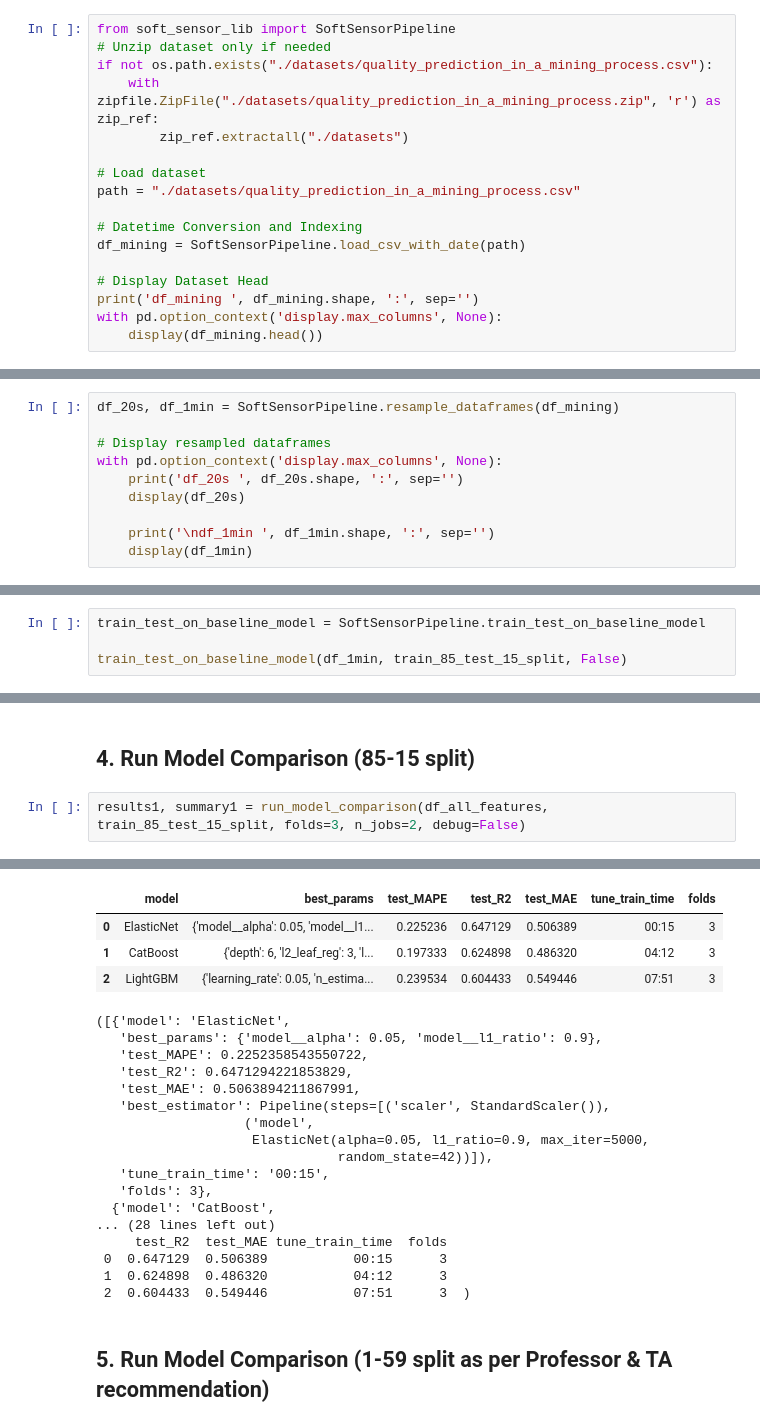
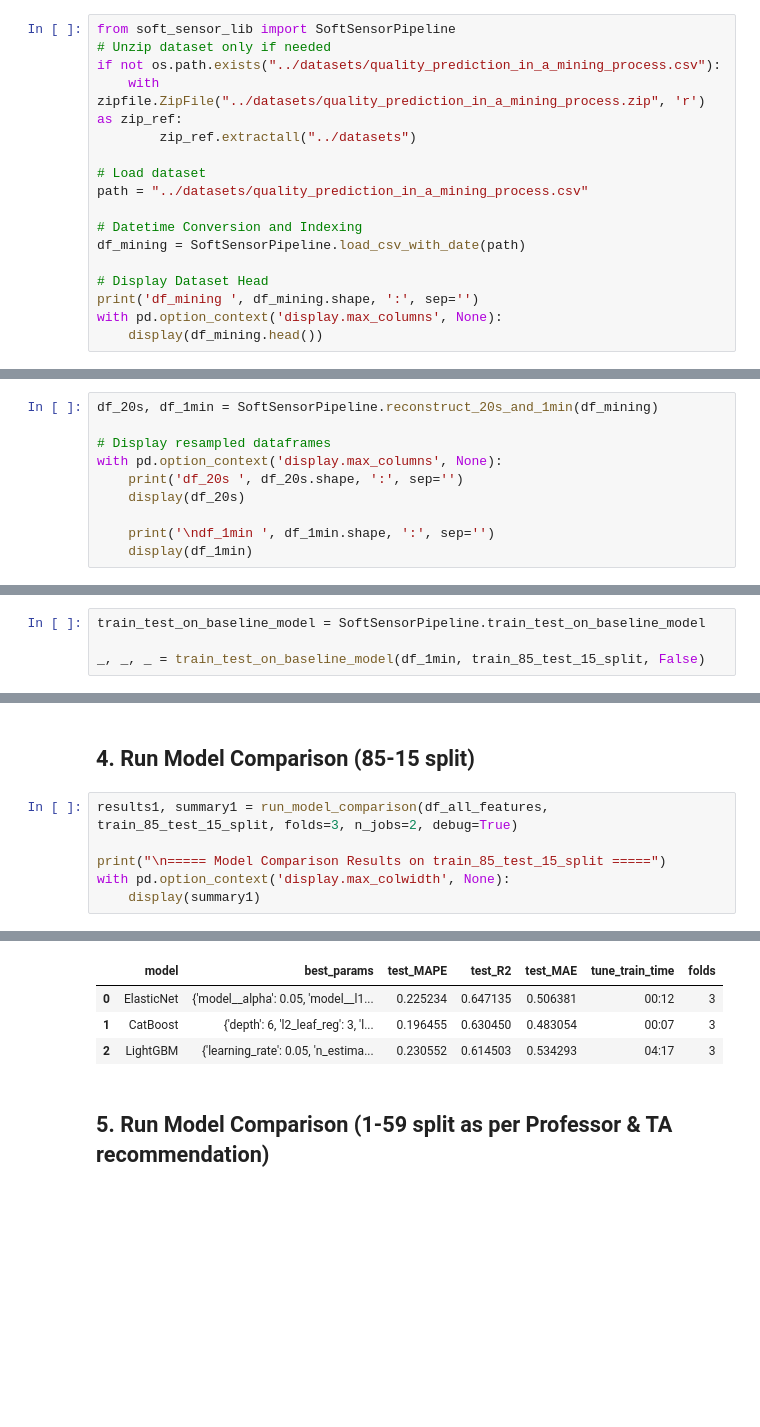
Before and after one commit to yunussaid/ENG-M-680-Final-Project, a Jupyter notebook: library/soft_sensor_lib.ipynb, the cells around one changed output, grey strips where cells are left out. Cells and saved outputs as stored; diff of their text form; blank space fills up the shorter version.

```diff
--- a/library/soft_sensor.ipynb
+++ b/library/soft_sensor_lib.ipynb
@@ -68,12 +66,12 @@ This section conducts Exploratory Data Analysis for the Quality Prediction in a
 # %%
 from soft_sensor_lib import SoftSensorPipeline
 # Unzip dataset only if needed
-if not os.path.exists("./datasets/quality_prediction_in_a_mining_process.csv"):
-    with zipfile.ZipFile("./datasets/quality_prediction_in_a_mining_process.zip", 'r') as zip_ref:
-        zip_ref.extractall("./datasets")
+if not os.path.exists("../datasets/quality_prediction_in_a_mining_process.csv"):
+    with zipfile.ZipFile("../datasets/quality_prediction_in_a_mining_process.zip", 'r') as zip_ref:
+        zip_ref.extractall("../datasets")
 
 # Load dataset
-path = "./datasets/quality_prediction_in_a_mining_process.csv"
+path = "../datasets/quality_prediction_in_a_mining_process.csv"
 
 # Datetime Conversion and Indexing
 df_mining = SoftSensorPipeline.load_csv_with_date(path)
@@ -202,7 +200,7 @@ plt.show()
 # %% [markdown]
 ## 5. Reconstruct Timestamps for Continuous 20s and 1min Resolution Dataframes (no missing hours)
 # %%
-df_20s, df_1min = SoftSensorPipeline.resample_dataframes(df_mining)
+df_20s, df_1min = SoftSensorPipeline.reconstruct_20s_and_1min(df_mining)
 
 # Display resampled dataframes
 with pd.option_context('display.max_columns', None):
@@ -371,7 +369,7 @@ train_1_test_59_split = SoftSensorPipeline.train_1_test_59_split
 # %%
 train_test_on_baseline_model = SoftSensorPipeline.train_test_on_baseline_model
 
-train_test_on_baseline_model(df_1min, train_85_test_15_split, False)
+_, _, _ = train_test_on_baseline_model(df_1min, train_85_test_15_split, False)
 # %% [output]
 ===================================
 Baseline Linear Regression Results:
@@ -421,5 +419,9 @@ run_model_comparison = SoftSensorPipeline.run_model_comparison
 # %% [markdown]
 ## 4. Run Model Comparison (85-15 split)
 # %%
-results1, summary1 = run_model_comparison(df_all_features, train_85_test_15_split, folds=3, n_jobs=2, debug=False)
+results1, summary1 = run_model_comparison(df_all_features, train_85_test_15_split, folds=3, n_jobs=2, debug=True)
+
+print("\n===== Model Comparison Results on train_85_test_15_split =====")
+with pd.option_context('display.max_colwidth', None):
+    display(summary1)
 # %% [output]
@@ -470,24 +462,7 @@ LightGBM Time:      07:51
 |  | model | best_params | test_MAPE | test_R2 | test_MAE | tune_train_time | folds |
-| 0 | ElasticNet | {'model__alpha': 0.05, 'model__l1... | 0.225236 | 0.647129 | 0.506389 | 00:15 | 3 |
-| 1 | CatBoost | {'depth': 6, 'l2_leaf_reg': 3, 'l... | 0.197333 | 0.624898 | 0.486320 | 04:12 | 3 |
-| 2 | LightGBM | {'learning_rate': 0.05, 'n_estima... | 0.239534 | 0.604433 | 0.549446 | 07:51 | 3 |
+| 0 | ElasticNet | {'model__alpha': 0.05, 'model__l1... | 0.225234 | 0.647135 | 0.506381 | 00:12 | 3 |
+| 1 | CatBoost | {'depth': 6, 'l2_leaf_reg': 3, 'l... | 0.196455 | 0.630450 | 0.483054 | 00:07 | 3 |
+| 2 | LightGBM | {'learning_rate': 0.05, 'n_estima... | 0.230552 | 0.614503 | 0.534293 | 04:17 | 3 |
-([{'model': 'ElasticNet',
-   'best_params': {'model__alpha': 0.05, 'model__l1_ratio': 0.9},
-   'test_MAPE': 0.2252358543550722,
-   'test_R2': 0.6471294221853829,
-   'test_MAE': 0.5063894211867991,
-   'best_estimator': Pipeline(steps=[('scaler', StandardScaler()),
-                   ('model',
-                    ElasticNet(alpha=0.05, l1_ratio=0.9, max_iter=5000,
-                               random_state=42))]),
-   'tune_train_time': '00:15',
-   'folds': 3},
-  {'model': 'CatBoost',
-... (28 lines left out)
-     test_R2  test_MAE tune_train_time  folds
- 0  0.647129  0.506389           00:15      3
- 1  0.624898  0.486320           04:12      3
- 2  0.604433  0.549446           07:51      3  )
 # %% [markdown]
 ## 5. Run Model Comparison (1-59 split as per Professor & TA recommendation)
 # %%
```
Also changed, not shown: parts of 14 cells of this notebook, 5 other files.
